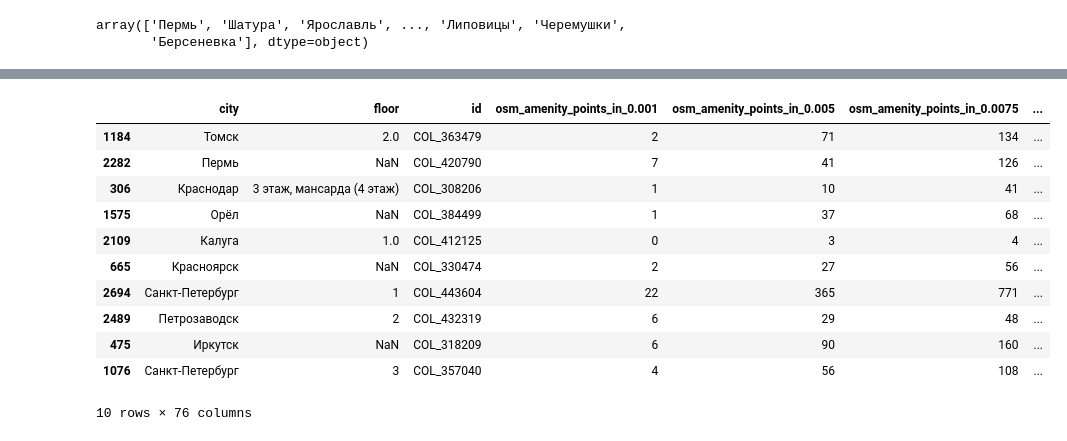
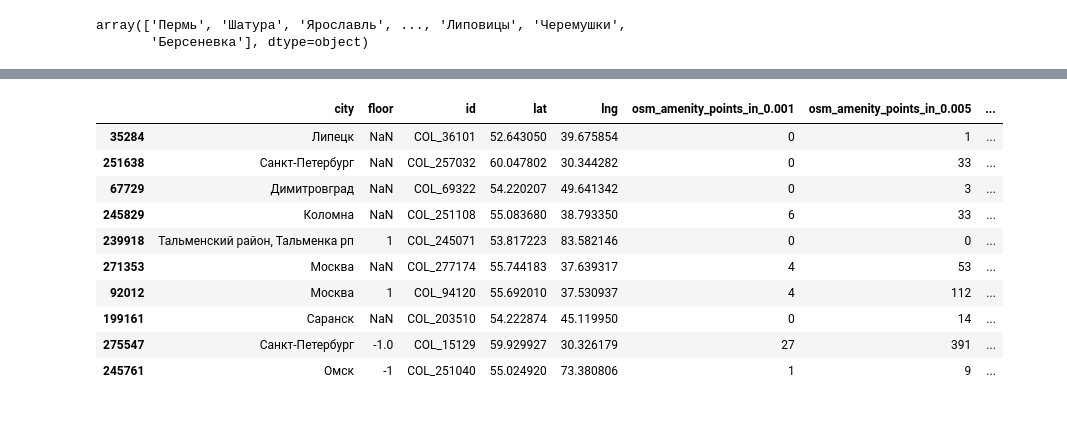
Before and after one commit to semenovdv/Ra1fHak_DS, a Jupyter notebook: notebooks/EDA.ipynb, the cells around one changed output, grey strips where cells are left out. Drawn from its saved outputs; the diff is of its cells as text; code cells hidden in the pictures.

```diff
--- a/notebooks/EDA.ipynb
+++ b/notebooks/EDA.ipynb
@@ -10,3 +13,5 @@ from copy import deepcopy
+# %%
+pd.set_option('display.max_columns', None)
 # %%
 mdir/'data'/'train.csv'
 # %% [output]
@@ -23,15 +68,14 @@ test = pd.read_csv(mdir/'data'/'test.csv')
 # %%
-test.sample(10)
+train.sample(10)
 # %% [output]
-|  | city | floor | id | osm_amenity_points_in_0.001 | osm_amenity_points_in_0.005 | osm_amenity_points_in_0.0075 | ... |
-| 1184 | Томск | 2.0 | COL_363479 | 2 | 71 | 134 | ... |
-| 2282 | Пермь | NaN | COL_420790 | 7 | 41 | 126 | ... |
-| 306 | Краснодар | 3 этаж, мансарда (4 этаж) | COL_308206 | 1 | 10 | 41 | ... |
-| 1575 | Орёл | NaN | COL_384499 | 1 | 37 | 68 | ... |
-| 2109 | Калуга | 1.0 | COL_412125 | 0 | 3 | 4 | ... |
-| 665 | Красноярск | NaN | COL_330474 | 2 | 27 | 56 | ... |
-| 2694 | Санкт-Петербург | 1 | COL_443604 | 22 | 365 | 771 | ... |
-| 2489 | Петрозаводск | 2 | COL_432319 | 6 | 29 | 48 | ... |
-| 475 | Иркутск | NaN | COL_318209 | 6 | 90 | 160 | ... |
-| 1076 | Санкт-Петербург | 3 | COL_357040 | 4 | 56 | 108 | ... |
+|  | city | floor | id | lat | lng | osm_amenity_points_in_0.001 | osm_amenity_points_in_0.005 | ... |
+| 35284 | Липецк | NaN | COL_36101 | 52.643050 | 39.675854 | 0 | 1 | ... |
+| 251638 | Санкт-Петербург | NaN | COL_257032 | 60.047802 | 30.344282 | 0 | 33 | ... |
+| 67729 | Димитровград | NaN | COL_69322 | 54.220207 | 49.641342 | 0 | 3 | ... |
+| 245829 | Коломна | NaN | COL_251108 | 55.083680 | 38.793350 | 6 | 33 | ... |
+| 239918 | Тальменский район, Тальменка рп | 1 | COL_245071 | 53.817223 | 83.582146 | 0 | 0 | ... |
+| 271353 | Москва | NaN | COL_277174 | 55.744183 | 37.639317 | 4 | 53 | ... |
+| 92012 | Москва | 1 | COL_94120 | 55.692010 | 37.530937 | 4 | 112 | ... |
+| 199161 | Саранск | NaN | COL_203510 | 54.222874 | 45.119950 | 0 | 14 | ... |
+| 275547 | Санкт-Петербург | -1.0 | COL_15129 | 59.929927 | 30.326179 | 27 | 391 | ... |
+| 245761 | Омск | -1 | COL_251040 | 55.024920 | 73.380806 | 1 | 9 | ... |
-10 rows × 76 columns
```
Also changed, not shown: parts of 12 cells of this notebook, 2 other files.
